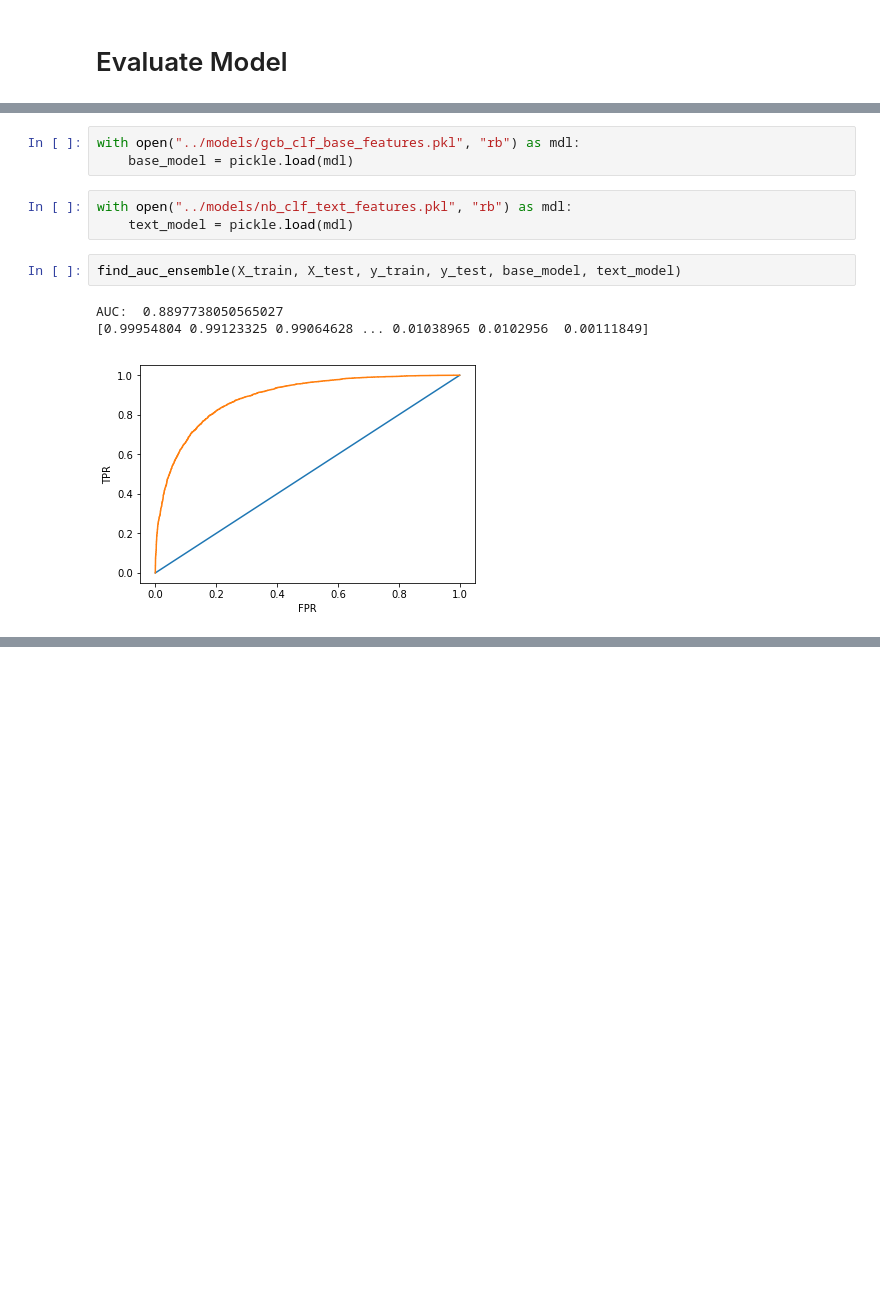
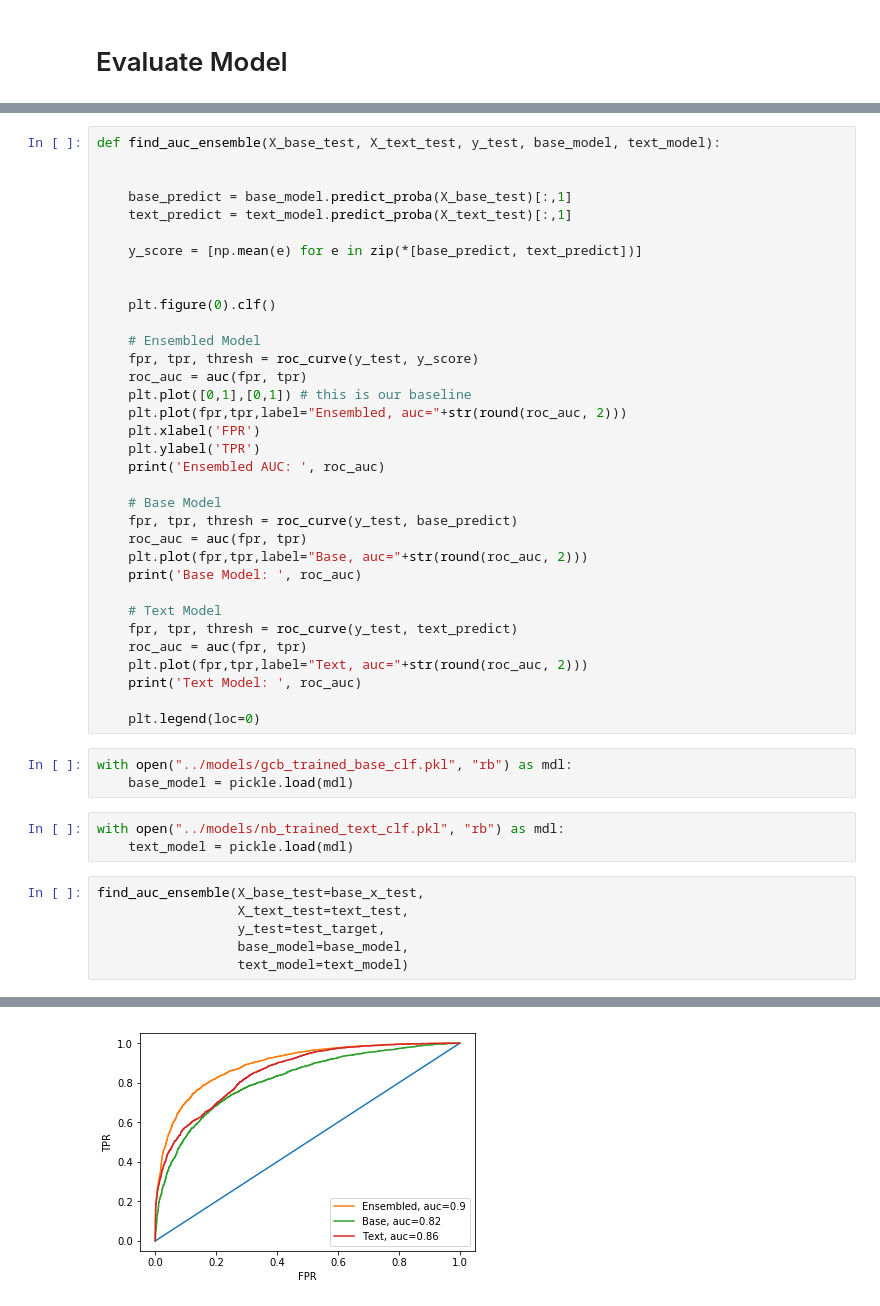
Before and after one commit to TifMoe/mcnulty-project, a Jupyter notebook: notebooks/3_Ensemble Base and Feature Models.ipynb, the cells around one changed output, grey strips where cells are left out. Saved outputs shown, nothing was run; the diff lists cells and outputs as text; blank space fills up the shorter version.

```diff
--- a/notebooks/3_Ensemble Base and Feature Models.ipynb
+++ b/notebooks/3_Ensemble Base and Feature Models.ipynb
@@ -85,12 +49,47 @@ def find_auc_ensemble(X_train, X_test, y_train, y_test, base_model, text_model):
+# %%
+def find_auc_ensemble(X_base_test, X_text_test, y_test, base_model, text_model):
+
+
+    base_predict = base_model.predict_proba(X_base_test)[:,1]
+    text_predict = text_model.predict_proba(X_text_test)[:,1]
+
+    y_score = [np.mean(e) for e in zip(*[base_predict, text_predict])]
+
+
+    plt.figure(0).clf()
+
+    # Ensembled Model
+    fpr, tpr, thresh = roc_curve(y_test, y_score)
+    roc_auc = auc(fpr, tpr)
+    plt.plot([0,1],[0,1]) # this is our baseline
+    plt.plot(fpr,tpr,label="Ensembled, auc="+str(round(roc_auc, 2)))
+    plt.xlabel('FPR')
+    plt.ylabel('TPR')
+    print('Ensembled AUC: ', roc_auc)
+
+    # Base Model
+    fpr, tpr, thresh = roc_curve(y_test, base_predict)
+    roc_auc = auc(fpr, tpr)
+    plt.plot(fpr,tpr,label="Base, auc="+str(round(roc_auc, 2)))
+    print('Base Model: ', roc_auc)
+
+    # Text Model
+    fpr, tpr, thresh = roc_curve(y_test, text_predict)
+    roc_auc = auc(fpr, tpr)
+    plt.plot(fpr,tpr,label="Text, auc="+str(round(roc_auc, 2)))
+    print('Text Model: ', roc_auc)
+
+    plt.legend(loc=0)
 # %%
-with open("../models/gcb_clf_base_features.pkl", "rb") as mdl:
+with open("../models/gcb_trained_base_clf.pkl", "rb") as mdl:
     base_model = pickle.load(mdl)
 # %%
-with open("../models/nb_clf_text_features.pkl", "rb") as mdl:
+with open("../models/nb_trained_text_clf.pkl", "rb") as mdl:
     text_model = pickle.load(mdl)
-# %%
-find_auc_ensemble(X_train, X_test, y_train, y_test, base_model, text_model)
-# %% [output]
-AUC:  0.8897738050565027
-[0.99954804 0.99123325 0.99064628 ... 0.01038965 0.0102956  0.00111849]
-[figure, removed]
+# %%
+find_auc_ensemble(X_base_test=base_x_test,
+                  X_text_test=text_test,
+                  y_test=test_target,
+                  base_model=base_model,
+                  text_model=text_model)
+# %% [output]
@@ -96,0 +99 @@ AUC:  0.8897738050565027
+[figure, added]
```
Also changed, not shown: parts of 20 cells of this notebook, 2 other files.
